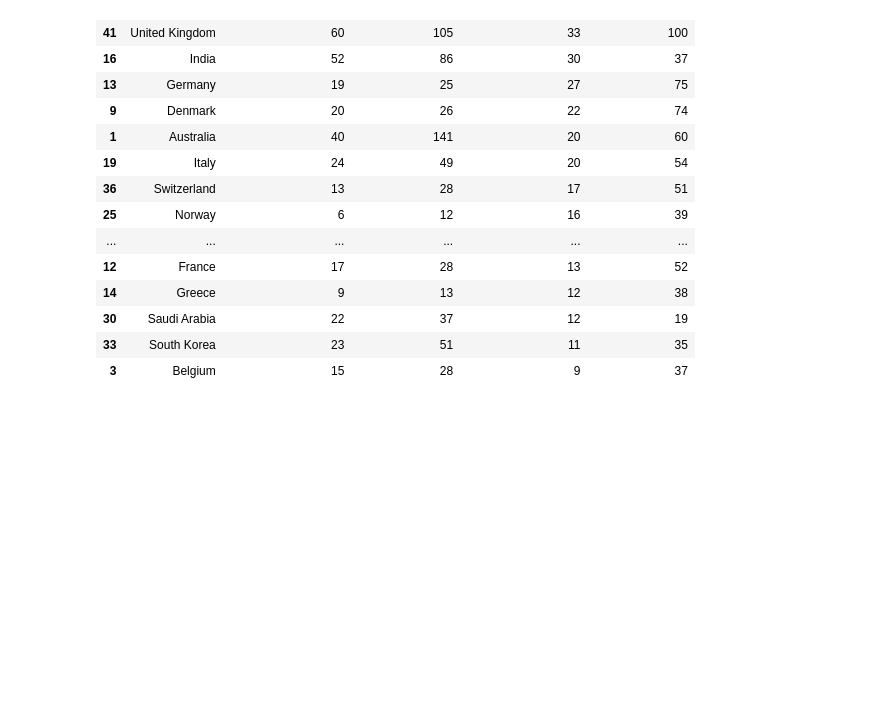
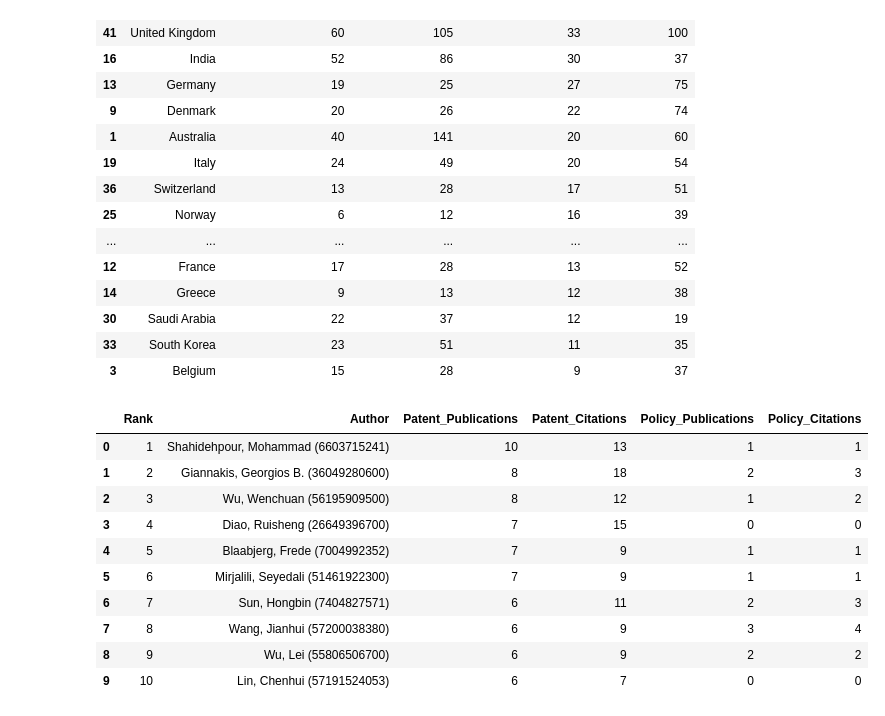
Before and after one commit to mdzalfirdausi/review_paper_2, a Jupyter notebook: notebooks/6.patent_policy_citation_landscape.ipynb, the cells around one changed output. Cells and saved outputs as stored; diff of their text form; code cells hidden in the pictures; blank space fills up the shorter version.

```diff
--- a/notebooks/6.patent_policy_citation_landscape.ipynb
+++ b/notebooks/6.patent_policy_citation_landscape.ipynb
@@ -2324,3 +2368,50 @@ display(
 | 30 | Saudi Arabia | 22 | 37 | 12 | 19 |
 | 33 | South Korea | 23 | 51 | 11 | 35 |
 | 3 | Belgium | 15 | 28 | 9 | 37 |
+# %%
+# ---------------------------------------------------------
+# Leading authors in the patent-citation pathway
+# ---------------------------------------------------------
+
+top_patent_authors = (
+    author_comparison
+    .sort_values(
+        [
+            "Patent_Publications",
+            "Patent_Citations",
+        ],
+        ascending=[
+            False,
+            False,
+        ],
+    )
+    .head(10)
+    .reset_index(drop=True)
+)
+
+
+top_patent_authors.insert(
+    0,
+    "Rank",
+    np.arange(
+        1,
+        len(top_patent_authors) + 1,
+    ),
+)
+
+
+display(
+    top_patent_authors
+)
+# %% [output]
+|  | Rank | Author | Patent_Publications | Patent_Citations | Policy_Publications | Policy_Citations |
+| 0 | 1 | Shahidehpour, Mohammad (6603715241) | 10 | 13 | 1 | 1 |
+| 1 | 2 | Giannakis, Georgios B. (36049280600) | 8 | 18 | 2 | 3 |
+| 2 | 3 | Wu, Wenchuan (56195909500) | 8 | 12 | 1 | 2 |
+| 3 | 4 | Diao, Ruisheng (26649396700) | 7 | 15 | 0 | 0 |
+| 4 | 5 | Blaabjerg, Frede (7004992352) | 7 | 9 | 1 | 1 |
+| 5 | 6 | Mirjalili, Seyedali (51461922300) | 7 | 9 | 1 | 1 |
+| 6 | 7 | Sun, Hongbin (7404827571) | 6 | 11 | 2 | 3 |
+| 7 | 8 | Wang, Jianhui (57200038380) | 6 | 9 | 3 | 4 |
+| 8 | 9 | Wu, Lei (55806506700) | 6 | 9 | 2 | 2 |
+| 9 | 10 | Lin, Chenhui (57191524053) | 6 | 7 | 0 | 0 |
```
Also changed, not shown: parts of 8 cells of this notebook.
